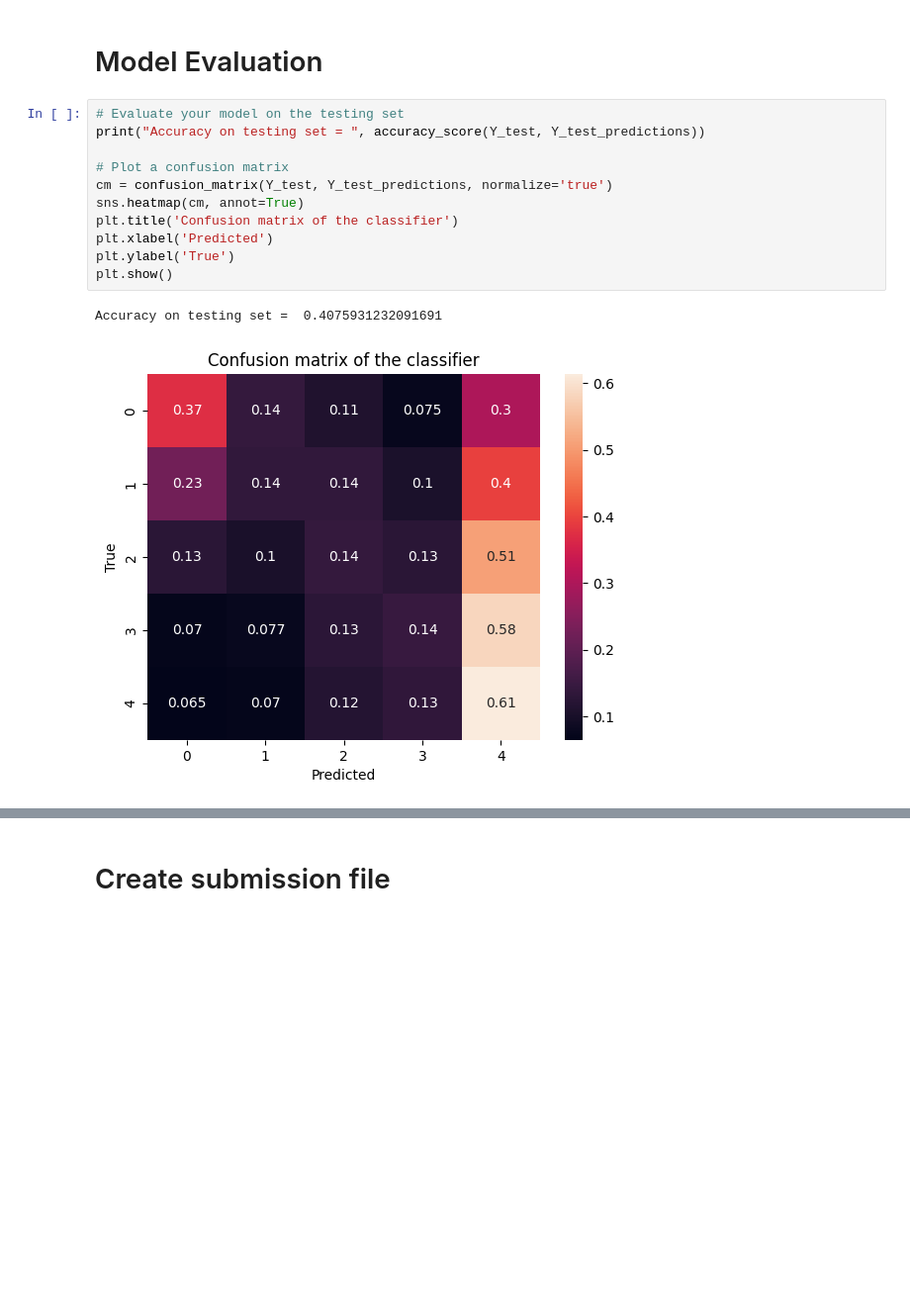
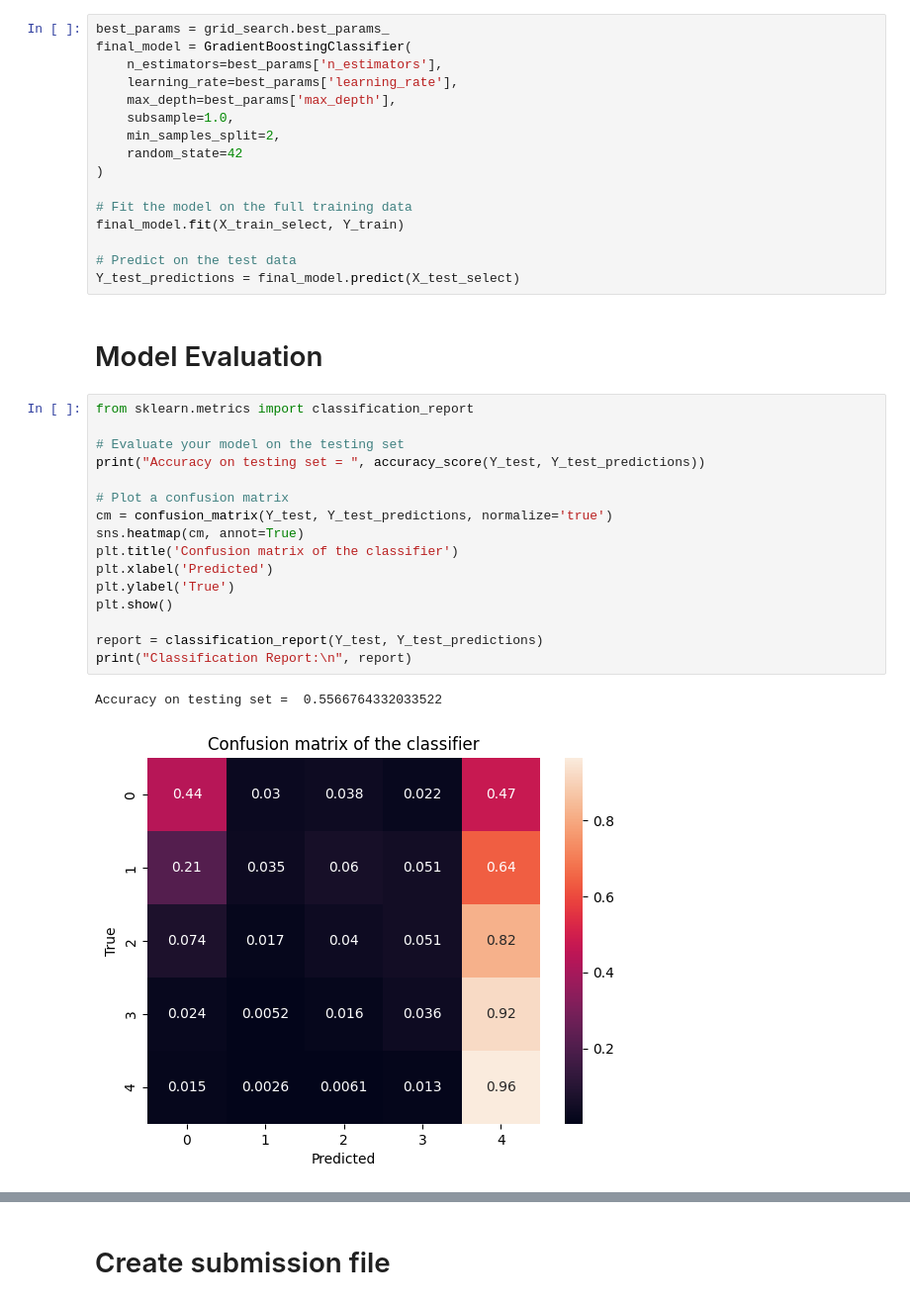
Before and after one commit to paulitab/cs506_midterm, a Jupyter notebook: starter_code_gradient_boost.ipynb, the cells around one changed output, grey strips where cells are left out. Shown at 99% size. Cells and saved outputs as stored; diff of their text form; blank space fills up the shorter version.

```diff
--- a/starter_code_gradient_boost.ipynb
+++ b/starter_code_gradient_boost.ipynb
@@ -184,16 +314,37 @@ Y_test_predictions = model.predict(X_test_select)
+# %%
+best_params = grid_search.best_params_
+final_model = GradientBoostingClassifier(
+    n_estimators=best_params['n_estimators'],
+    learning_rate=best_params['learning_rate'],
+    max_depth=best_params['max_depth'],
+    subsample=1.0,
+    min_samples_split=2,
+    random_state=42
+)
+
+# Fit the model on the full training data
+final_model.fit(X_train_select, Y_train)
+
+# Predict on the test data
+Y_test_predictions = final_model.predict(X_test_select)
 # %% [markdown]
 # Model Evaluation
 # %%
+from sklearn.metrics import classification_report
+
 # Evaluate your model on the testing set
 print("Accuracy on testing set = ", accuracy_score(Y_test, Y_test_predictions))
 
 # Plot a confusion matrix
 cm = confusion_matrix(Y_test, Y_test_predictions, normalize='true')
 sns.heatmap(cm, annot=True)
 plt.title('Confusion matrix of the classifier')
 plt.xlabel('Predicted')
 plt.ylabel('True')
 plt.show()
+
+report = classification_report(Y_test, Y_test_predictions)
+print("Classification Report:\n", report)
 # %% [output]
-Accuracy on testing set =  0.4075931232091691
+Accuracy on testing set =  0.5566764332033522
-[figure, old version]
+[figure, new version]
```
Also changed, not shown: parts of 8 cells of this notebook, 3 other files.
